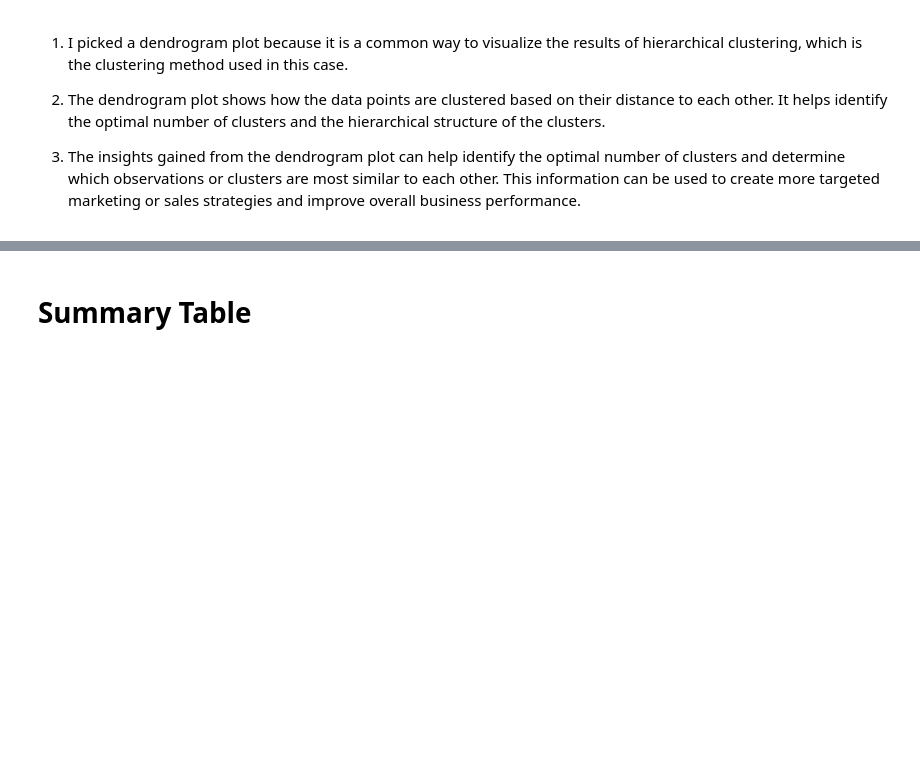
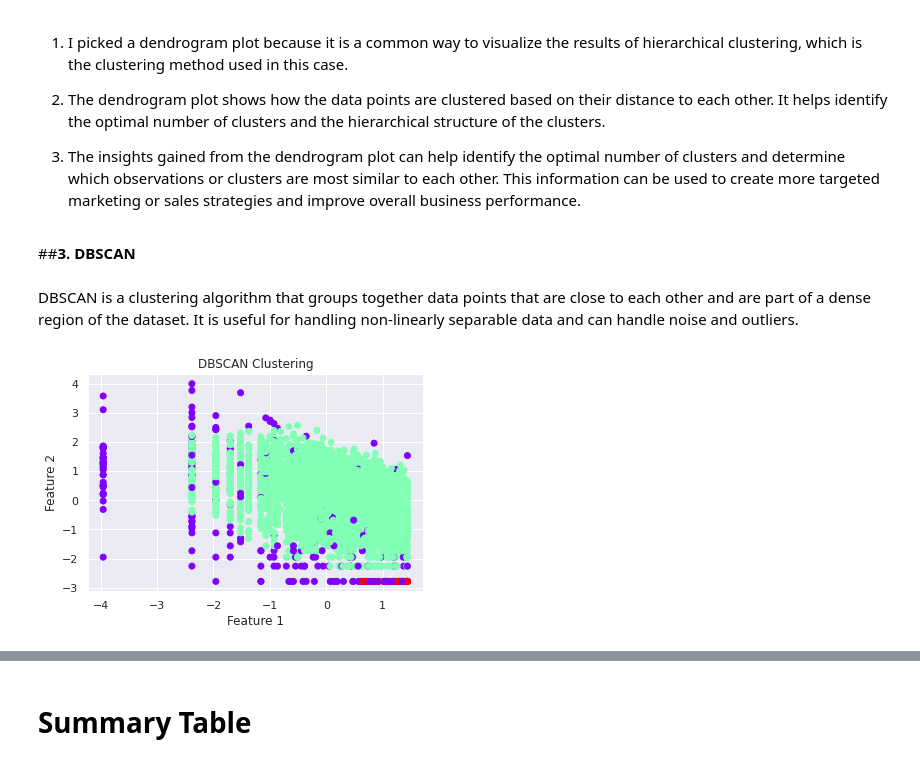
Before and after one commit to akashtepan/OG_Online-Retail-Customer-Segmentation, a Jupyter notebook: Shubham_Tepan_Notebook_Online_Retail_Customer_Segmentation.ipynb, the cells around one changed output, grey strips where cells are left out. Saved outputs shown, nothing was run; the diff lists cells and outputs as text; code cells hidden in the pictures; blank space fills up the shorter version.

```diff
--- a/Shubham_Tepan_Notebook_Online_Retail_Customer_Segmentation.ipynb
+++ b/Shubham_Tepan_Notebook_Online_Retail_Customer_Segmentation.ipynb
@@ -1950,3 +1948,23 @@ plt.tight_layout()
 2. The dendrogram plot shows how the data points are clustered based on their distance to each other. It helps identify the optimal number of clusters and the hierarchical structure of the clusters.
 
 3. The insights gained from the dendrogram plot can help identify the optimal number of clusters and determine which observations or clusters are most similar to each other. This information can be used to create more targeted marketing or sales strategies and improve overall business performance.
+# %% [markdown]
+##**3. DBSCAN**
+# %% [markdown]
+DBSCAN is a clustering algorithm that groups together data points that are close to each other and are part of a dense region of the dataset. It is useful for handling non-linearly separable data and can handle noise and outliers.
+# %%
+from sklearn.cluster import DBSCAN
+from sklearn.datasets import make_blobs
+
+# Create and fit the DBSCAN model
+dbscan = DBSCAN(eps=0.5, min_samples=15)
+dbscan.fit(X)
+
+# Plot the results
+plt.scatter(X[:,0], X[:,1], c=dbscan.labels_, cmap='rainbow')
+plt.title('DBSCAN Clustering')
+plt.xlabel('Feature 1')
+plt.ylabel('Feature 2')
+plt.show()
+# %% [output]
+[figure, added]
```
Also changed, not shown: parts of 20 cells of this notebook.
